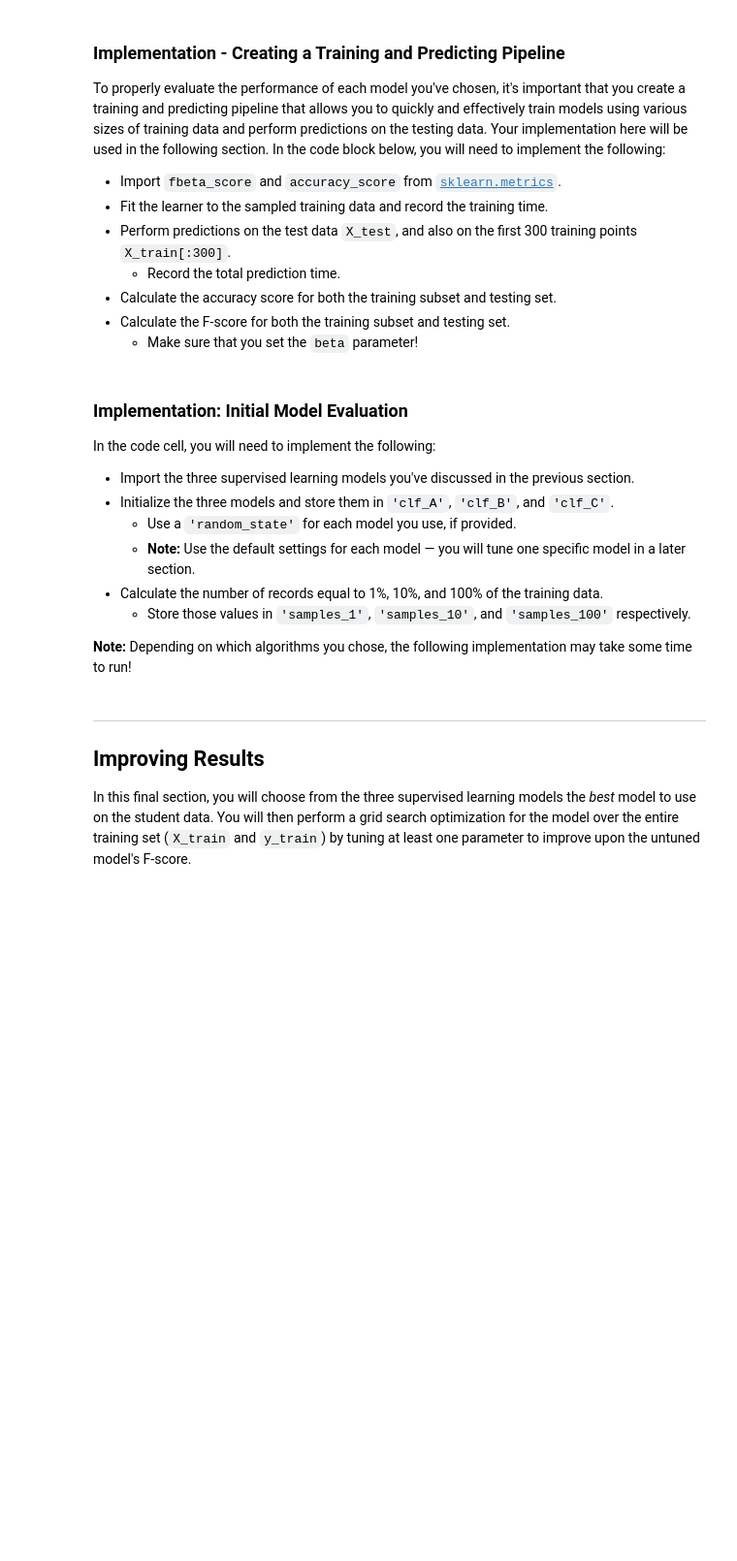
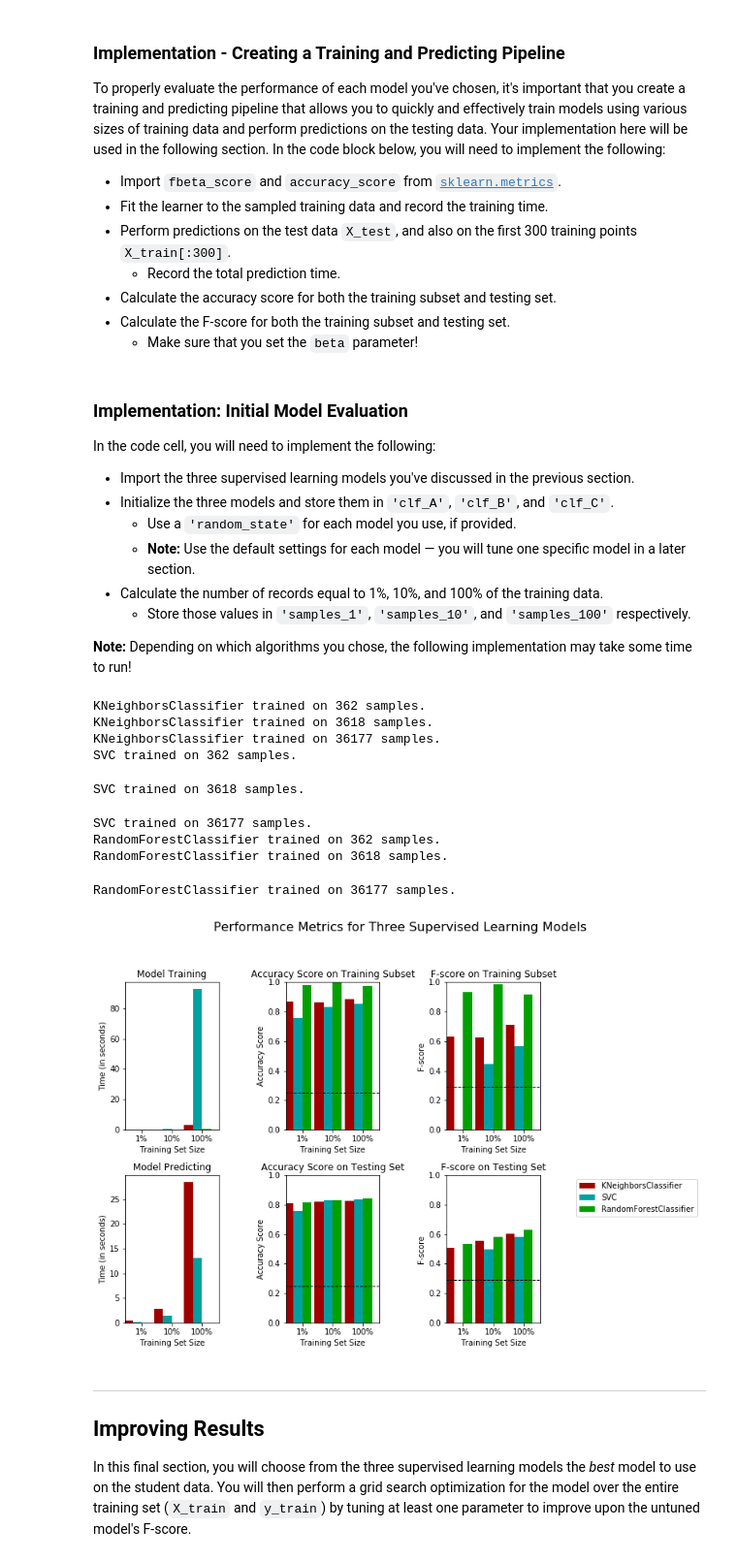
Before and after one commit to markbastian/machine-learning, a Jupyter notebook: projects/finding_donors/finding_donors.ipynb, the cells around one changed output. Shown: that part at 97% size. Saved outputs shown, nothing was run; the diff lists cells and outputs as text; code cells hidden in the pictures; blank space fills up the shorter version.

```diff
--- a/projects/finding_donors/finding_donors.ipynb
+++ b/projects/finding_donors/finding_donors.ipynb
@@ -297,6 +349,7 @@ In the code block below, you will need to implement the following:
    - Make sure that you set the `beta` parameter!
 # %%
 # TODO: Import two metrics from sklearn - fbeta_score and accuracy_score
+from sklearn.metrics import fbeta_score, accuracy_score
 
 def train_predict(learner, sample_size, X_train, y_train, X_test, y_test):
     '''
@@ -311,35 +364,36 @@ def train_predict(learner, sample_size, X_train, y_train, X_test, y_test):
 
     results = {}
 
-    # TODO: Fit the learner to the training data using slicing with 'sample_size' using .fit(training_features[:], training_labels[:])
+    # TODO: Fit the learner to the training data using slicing with 'sample_size'
+    # using .fit(training_features[:], training_labels[:])
     start = time() # Get start time
-    learner = None
+    learner = learner.fit(X_train[:sample_size], y_train[:sample_size])
     end = time() # Get end time
 
     # TODO: Calculate the training time
-    results['train_time'] = None
+    results['train_time'] = end - start
 
     # TODO: Get the predictions on the test set(X_test),
     #       then get predictions on the first 300 training samples(X_train) using .predict()
     start = time() # Get start time
-    predictions_test = None
-    predictions_train = None
+    predictions_test = learner.predict(X_test)
+    predictions_train = learner.predict(X_train[:300])
     end = time() # Get end time
 
     # TODO: Calculate the total prediction time
-    results['pred_time'] = None
+    results['pred_time'] = end - start
 
     # TODO: Compute accuracy on the first 300 training samples which is y_train[:300]
-    results['acc_train'] = None
+    results['acc_train'] = accuracy_score(predictions_train, y_train[:300])
 
     # TODO: Compute accuracy on test set using accuracy_score()
-    results['acc_test'] = None
+    results['acc_test'] = accuracy_score(predictions_test, y_test)
 
     # TODO: Compute F-score on the the first 300 training samples using fbeta_score()
-    results['f_train'] = None
+    results['f_train'] = fbeta_score(predictions_train, y_train[:300], 0.5)
 
     # TODO: Compute F-score on the test set which is y_test
-    results['f_test'] = None
+    results['f_test'] = fbeta_score(predictions_test, y_test, 0.5)
 
     # Success
     print("{} trained on {} samples.".format(learner.__class__.__name__, sample_size))
@@ -359,31 +413,48 @@ In the code cell, you will need to implement the following:
 **Note:** Depending on which algorithms you chose, the following implementation may take some time to run!
 # %%
 # TODO: Import the three supervised learning models from sklearn
+from sklearn import svm, neighbors, ensemble
 
 # TODO: Initialize the three models
-clf_A = None
-clf_B = None
-clf_C = None
+# https://scikit-learn.org/stable/modules/generated/sklearn.neighbors.KNeighborsClassifier.html
+#Also see example at https://scikit-learn.org/stable/auto_examples/neighbors/plot_classification.html#sphx-glr-auto-examples-neighbors-plot-classification-py
+# No random_state
+clf_A = neighbors.KNeighborsClassifier()
+# https://scikit-learn.org/stable/modules/generated/sklearn.svm.SVC.html
+clf_B = svm.SVC(random_state=42)
+# https://scikit-learn.org/stable/modules/generated/sklearn.ensemble.RandomForestClassifier.html
+clf_C = ensemble.RandomForestClassifier(random_state=42)
 
 # TODO: Calculate the number of samples for 1%, 10%, and 100% of the training data
 # HINT: samples_100 is the entire training set i.e. len(y_train)
 # HINT: samples_10 is 10% of samples_100 (ensure to set the count of the values to be `int` and not `float`)
 # HINT: samples_1 is 1% of samples_100 (ensure to set the count of the values to be `int` and not `float`)
-samples_100 = None
-samples_10 = None
-samples_1 = None
+samples_100 = len(y_train)
+samples_10 = round(samples_100 / 10)
+samples_1 = round(samples_10 / 10)
 
 # Collect results on the learners
 results = {}
 for clf in [clf_A, clf_B, clf_C]:
     clf_name = clf.__class__.__name__
     results[clf_name] = {}
     for i, samples in enumerate([samples_1, samples_10, samples_100]):
         results[clf_name][i] = \
         train_predict(clf, samples, X_train, y_train, X_test, y_test)
 
 # Run metrics visualization for the three supervised learning models chosen
 vs.evaluate(results, accuracy, fscore)
+# %% [output]
+KNeighborsClassifier trained on 362 samples.
+KNeighborsClassifier trained on 3618 samples.
+KNeighborsClassifier trained on 36177 samples.
+SVC trained on 362 samples.
+SVC trained on 3618 samples.
+SVC trained on 36177 samples.
+RandomForestClassifier trained on 362 samples.
+RandomForestClassifier trained on 3618 samples.
+RandomForestClassifier trained on 36177 samples.
+[figure, added]
 # %% [markdown]
 ----
 ## Improving Results
```
Also changed, not shown: parts of 22 cells of this notebook, 4 other files.
